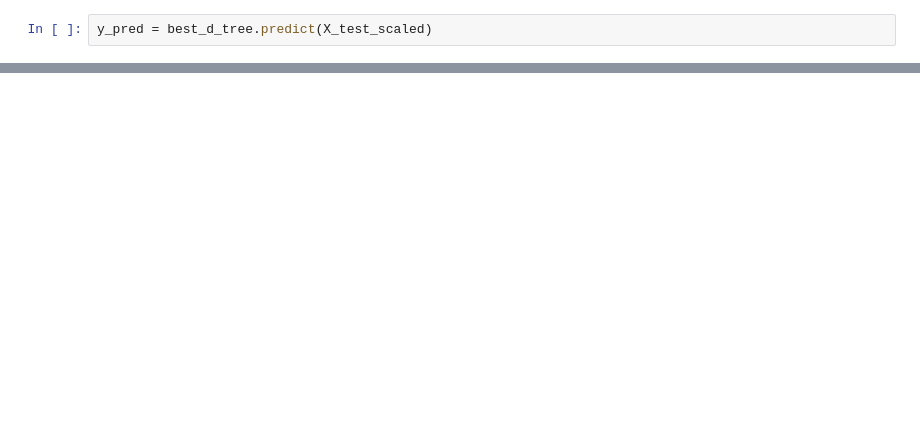
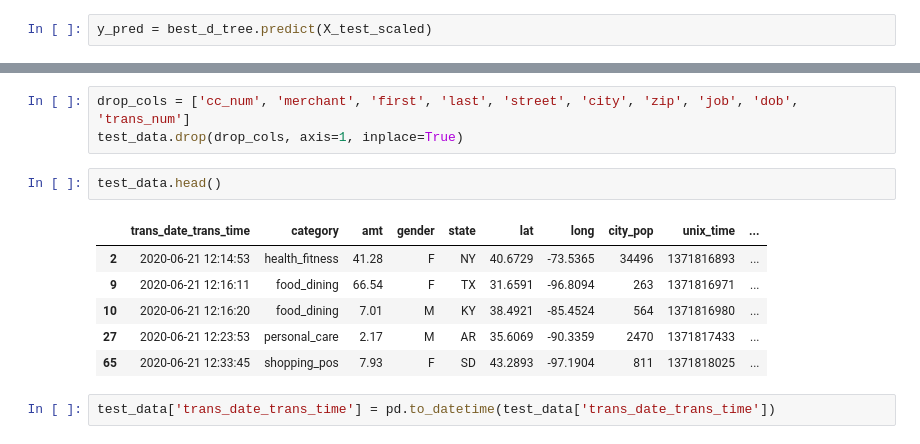
Before and after one commit to mishamickevicius/ML-Projects, a Jupyter notebook: Fraud-Detection/Credit-Card-Fraud.ipynb, the cells around one changed output, grey strips where cells are left out. Drawn from its saved outputs; the diff is of its cells as text; blank space fills up the shorter version.

```diff
--- a/Fraud-Detection/Credit-Card-Fraud.ipynb
+++ b/Fraud-Detection/Credit-Card-Fraud.ipynb
@@ -434,0 +463,14 @@ array([[20712,    44],
+# %%
+drop_cols = ['cc_num', 'merchant', 'first', 'last', 'street', 'city', 'zip', 'job', 'dob', 'trans_num']
+test_data.drop(drop_cols, axis=1, inplace=True)
+# %%
+test_data.head()
+# %% [output]
+|  | trans_date_trans_time | category | amt | gender | state | lat | long | city_pop | unix_time | ... |
+| 2 | 2020-06-21 12:14:53 | health_fitness | 41.28 | F | NY | 40.6729 | -73.5365 | 34496 | 1371816893 | ... |
+| 9 | 2020-06-21 12:16:11 | food_dining | 66.54 | F | TX | 31.6591 | -96.8094 | 263 | 1371816971 | ... |
+| 10 | 2020-06-21 12:16:20 | food_dining | 7.01 | M | KY | 38.4921 | -85.4524 | 564 | 1371816980 | ... |
+| 27 | 2020-06-21 12:23:53 | personal_care | 2.17 | M | AR | 35.6069 | -90.3359 | 2470 | 1371817433 | ... |
+| 65 | 2020-06-21 12:33:45 | shopping_pos | 7.93 | F | SD | 43.2893 | -97.1904 | 811 | 1371818025 | ... |
+# %%
+test_data['trans_date_trans_time'] = pd.to_datetime(test_data['trans_date_trans_time'])
```
Also changed, not shown: parts of 24 cells of this notebook.
